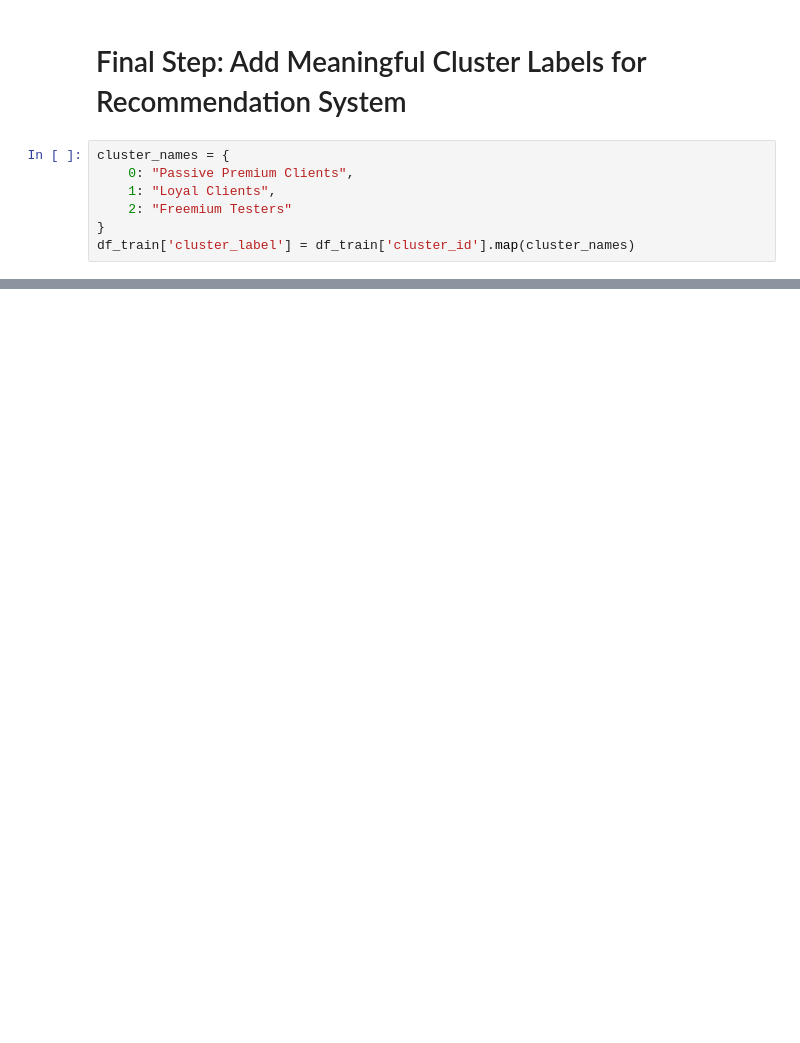
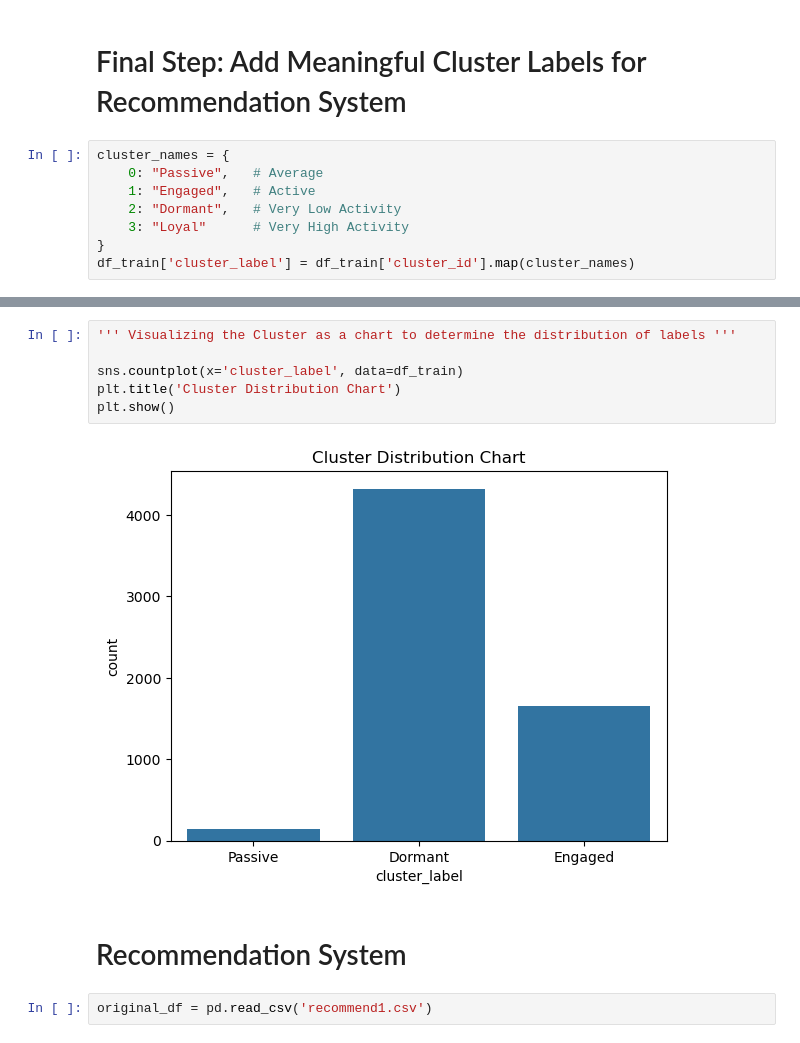
Before and after one commit to DushyantGoyal1611/Python_Jobma, a Jupyter notebook: Recommender System/Client's Loyalty Recommendation System/Client_Recommendation.ipynb, the cells around one changed output, grey strips where cells are left out. Drawn from its saved outputs; the diff is of its cells as text; blank space fills up the shorter version.

```diff
--- a/Recommender System/Client's Loyalty Recommendation System/Client_Recommendation.ipynb
+++ b/Recommender System/Client's Loyalty Recommendation System/Client_Recommendation.ipynb
@@ -533,8 +595,9 @@ cluster_id
 # Final Step: Add Meaningful Cluster Labels for Recommendation System
 # %%
 cluster_names = {
-    0: "Passive Premium Clients",
-    1: "Loyal Clients",
-    2: "Freemium Testers"
+    0: "Passive",   # Average
+    1: "Engaged",   # Active
+    2: "Dormant",   # Very Low Activity
+    3: "Loyal"      # Very High Activity
 }
 df_train['cluster_label'] = df_train['cluster_id'].map(cluster_names)
@@ -540,0 +627,12 @@ df_train['cluster_label'] = df_train['cluster_id'].map(cluster_names)
+# %%
+''' Visualizing the Cluster as a chart to determine the distribution of labels '''
+
+sns.countplot(x='cluster_label', data=df_train)
+plt.title('Cluster Distribution Chart')
+plt.show()
+# %% [output]
+[figure, added]
+# %% [markdown]
+# Recommendation System
+# %%
+original_df = pd.read_csv('recommend1.csv')
```
Also changed, not shown: parts of 35 cells of this notebook, 4 other files.
